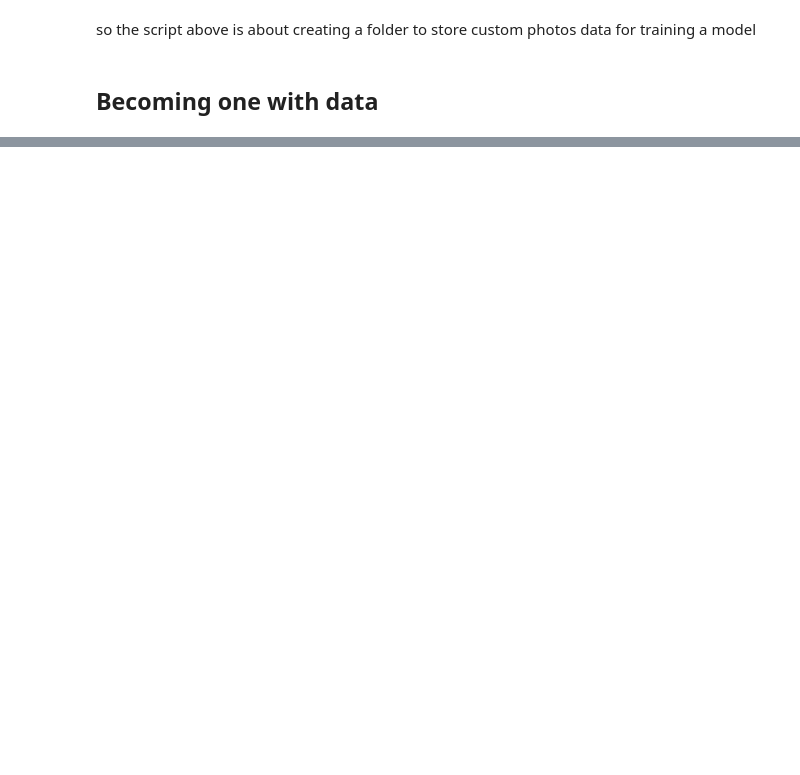
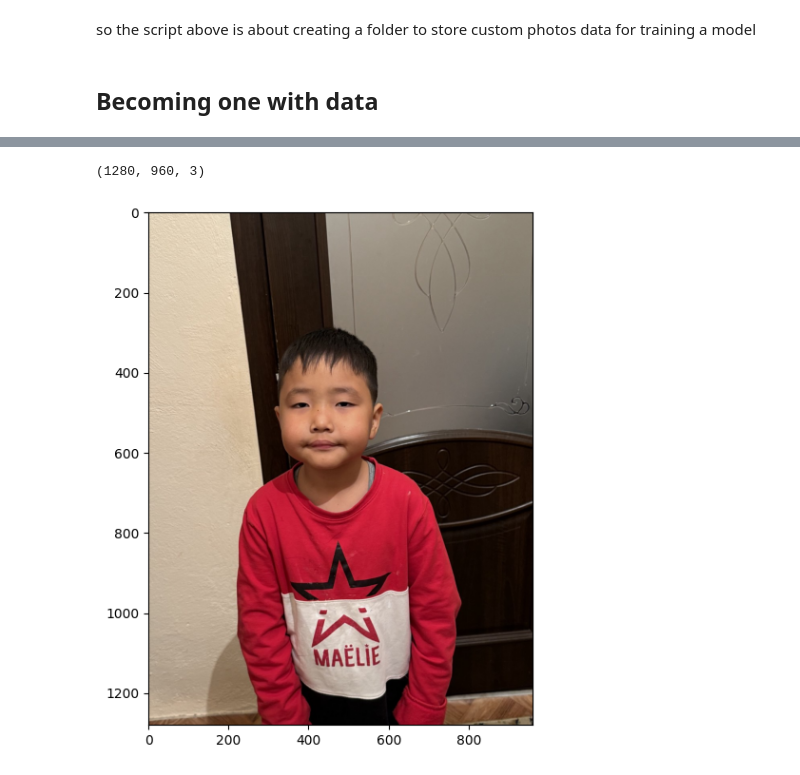
Before and after one commit to xthimylJ/daily-practice, a Jupyter notebook: custom_dataset.ipynb, the cells around one changed output, grey strips where cells are left out. Drawn from its saved outputs; the diff is of its cells as text; code cells hidden in the pictures; blank space fills up the shorter version.

```diff
--- a/custom_dataset.ipynb
+++ b/custom_dataset.ipynb
@@ -71,0 +82,4 @@ img
+# %%
+# turn an image into array
+img_as_nparr = np.asarray(img)
+img_as_nparr
@@ -71,0 +104,10 @@ img
+# %%
+img_as_nparr.shape
+# %% [output]
+(1280, 960, 3)
+# %%
+plt.figure(figsize=(10,7))
+plt.imshow(img_as_nparr)
+plt.show()
+# %% [output]
+[figure, added]
```
Also changed, not shown: parts of 8 cells of this notebook.
